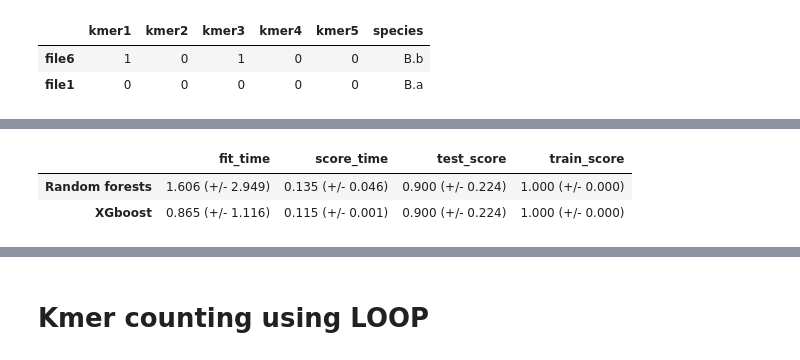
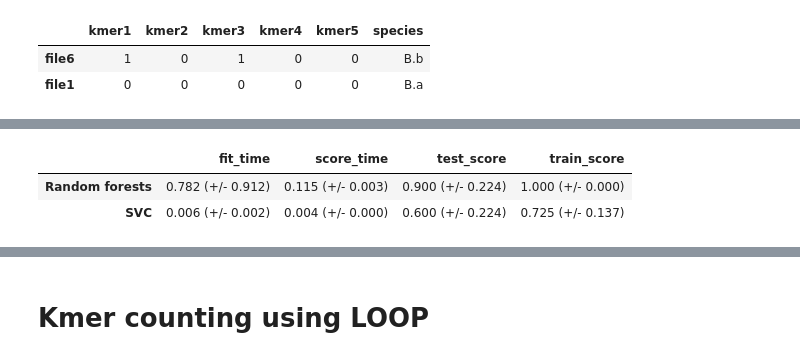
Before and after one commit to ComputationalPathogens/acheron, a Jupyter notebook: acheron/analysis.ipynb, the cells around one changed output, grey strips where cells are left out. Saved outputs shown, nothing was run; the diff lists cells and outputs as text; code cells hidden in the pictures.

```diff
--- a/acheron/analysis.ipynb
+++ b/acheron/analysis.ipynb
@@ -881,7 +480,7 @@ species_df
 |  | file2 | file1 | file3 | file4 | file5 | file6 | file7 | file8 | file9 | file10 | file11 | ... |
 | species | B.m | B.a | B.m | B.a | B.a | B.b | B.b | B.a | B.m | B.a | B.a | ... |
 # %%
-data = pd.concat([df,species_df])
+data = pd.concat([data,species_df])
 data
 # %% [output]
 |  | file1 | file2 | file3 | file4 | file5 | file6 | file7 | file8 | file9 | file10 | file11 | ... |
@@ -914,7 +513,7 @@ Data columns (total 12 columns):
 dtypes: object(12)
 memory usage: 3.0 KB
 # %%
-data1 = transpose(data)
+data1 = data.T
 data1
 # %% [output]
 |  | kmer1 | kmer2 | kmer3 | kmer4 | kmer5 | species |
@@ -931,7 +530,7 @@ data1
 | file11 | 0 | 0 | 1 | 0 | 0 | B.a |
 | file12 | 0 | 0 | 0 | 0 | 0 | B.a |
 # %%
-"train_df, test_df = train_test_split(data1, test_size=0.10, random_state=123)"
+train_df, test_df = train_test_split(data1, test_size=0.10, random_state=123)
 train_df
 # %% [output]
 |  | kmer1 | kmer2 | kmer3 | kmer4 | kmer5 | species |
@@ -990,3 +592,5 @@ def mean_std_cross_val_scores(model, x_train, y_train, **kwargs):
         out_col.append((f"%0.3f (+/- %0.3f)" % (mean_scores[i], std_scores[i])))
 
     return pd.Series(data=out_col, index=mean_scores.index)
+# %%
+pipe_svm = make_pipeline(SVC(gamma=0.01, kernel="rbf", C=10))
@@ -1002,9 +608,9 @@ pd.DataFrame(results).T
 # %%
-results["XGboost"] = mean_std_cross_val_scores(
-    pipe_rf, x_train, y_train, return_train_score=True, scoring='accuracy'
+results["SVC"] = mean_std_cross_val_scores(
+    pipe_svm, x_train, y_train, return_train_score=True, scoring='accuracy'
 )
 pd.DataFrame(results).T
 # %% [output]
 |  | fit_time | score_time | test_score | train_score |
-| Random forests | 1.606 (+/- 2.949) | 0.135 (+/- 0.046) | 0.900 (+/- 0.224) | 1.000 (+/- 0.000) |
-| XGboost | 0.865 (+/- 1.116) | 0.115 (+/- 0.001) | 0.900 (+/- 0.224) | 1.000 (+/- 0.000) |
+| Random forests | 0.782 (+/- 0.912) | 0.115 (+/- 0.003) | 0.900 (+/- 0.224) | 1.000 (+/- 0.000) |
+| SVC | 0.006 (+/- 0.002) | 0.004 (+/- 0.000) | 0.600 (+/- 0.224) | 0.725 (+/- 0.137) |
```
Also changed, not shown: parts of 179 cells of this notebook.
